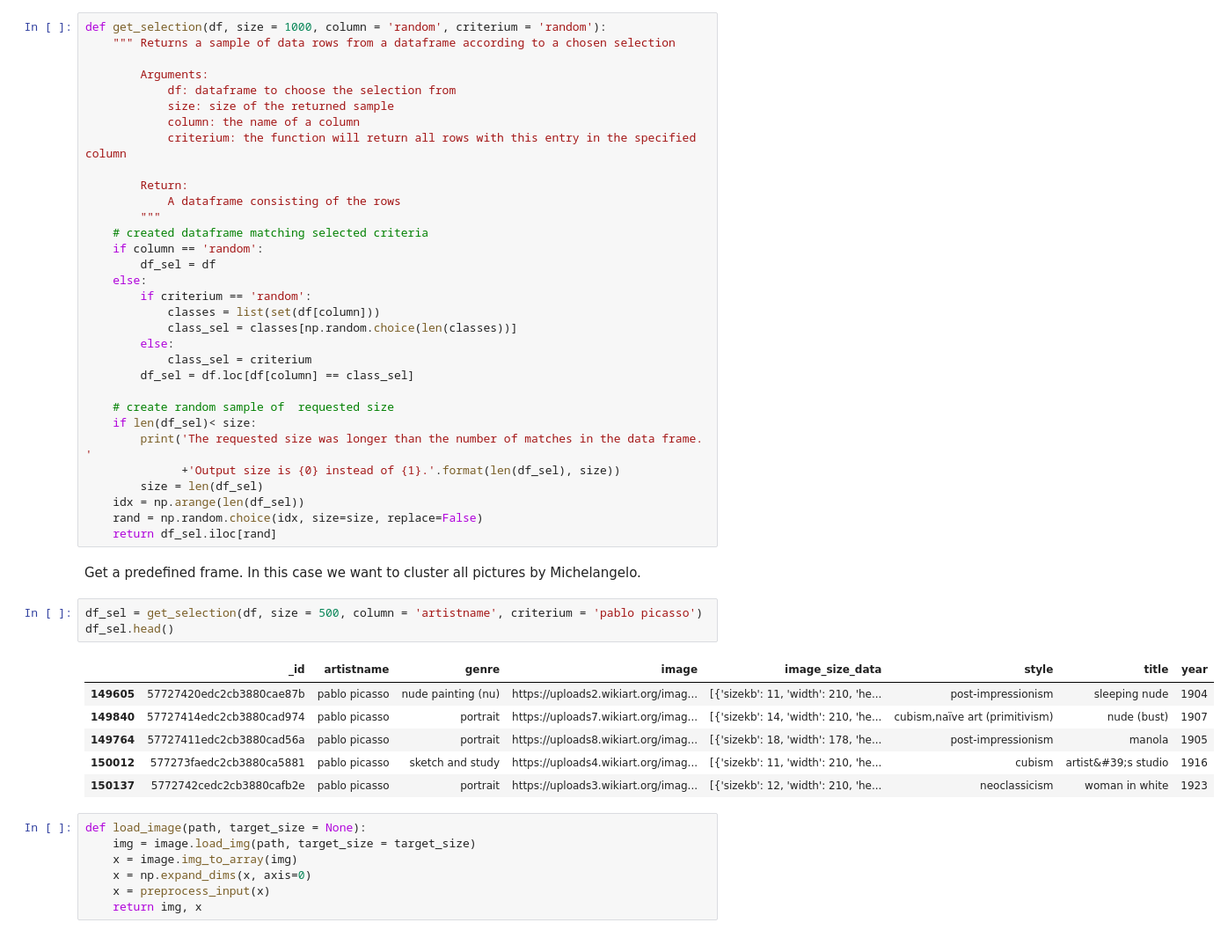
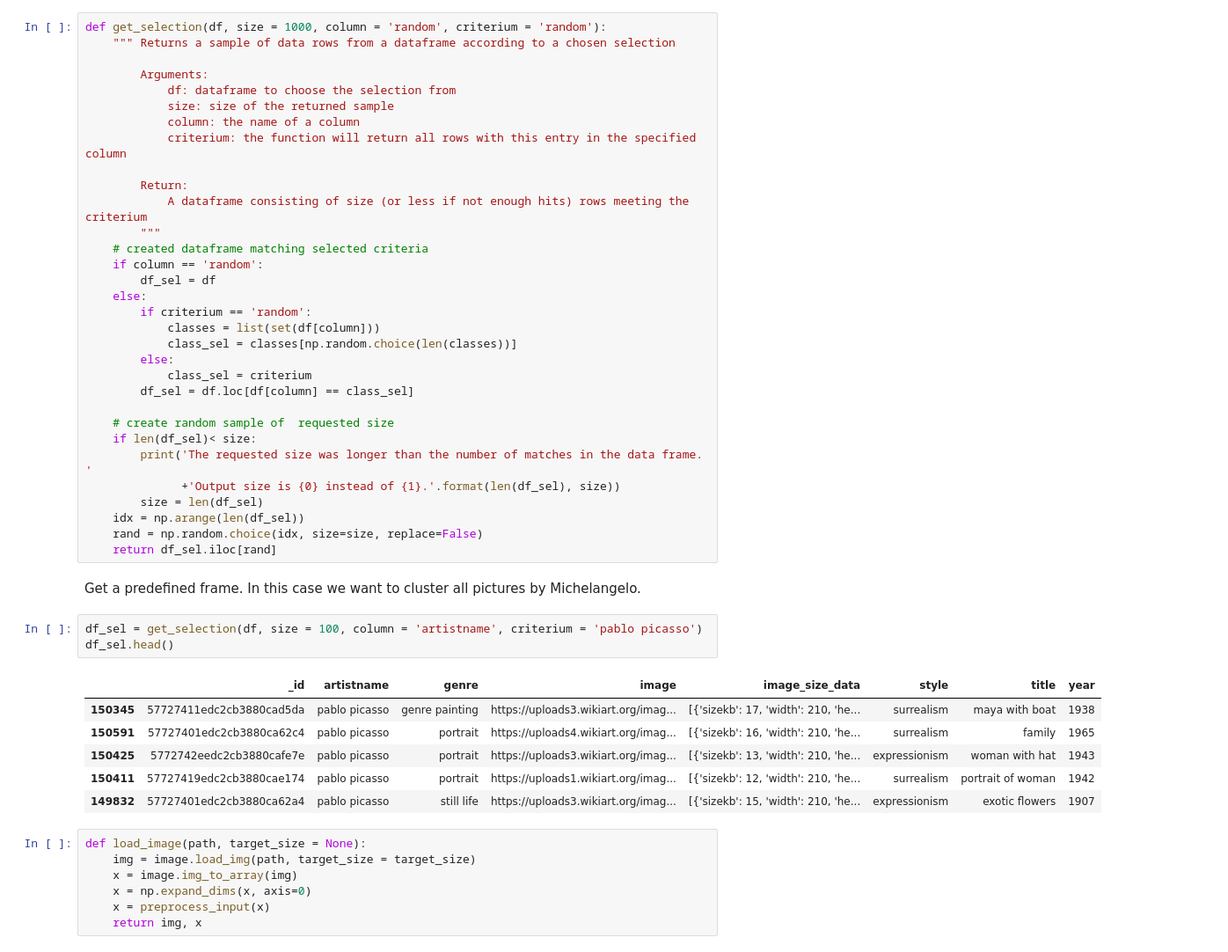
Before and after one commit to mbellitti/wikiart-classifier, a Jupyter notebook: src/Create_Featurevectors.ipynb, the cells around one changed output. Shown: that part at 88% size. Cells and saved outputs as stored; diff of their text form.

```diff
--- a/src/Create_Featurevectors.ipynb
+++ b/src/Create_Featurevectors.ipynb
@@ -71,7 +73,7 @@ def get_selection(df, size = 1000, column = 'random', criterium = 'random'):
             criterium: the function will return all rows with this entry in the specified column
 
         Return:
-            A dataframe consisting of the rows
+            A dataframe consisting of size (or less if not enough hits) rows meeting the criterium
         """
     # created dataframe matching selected criteria
     if column == 'random':
@@ -95,15 +97,15 @@ def get_selection(df, size = 1000, column = 'random', criterium = 'random'):
 # %% [markdown]
 Get a predefined frame. In this case we want to cluster all pictures by Michelangelo.
 # %%
-df_sel = get_selection(df, size = 500, column = 'artistname', criterium = 'pablo picasso')
+df_sel = get_selection(df, size = 100, column = 'artistname', criterium = 'pablo picasso')
 df_sel.head()
 # %% [output]
 |  | _id | artistname | genre | image | image_size_data | style | title | year |
-| 149605 | 57727420edc2cb3880cae87b | pablo picasso | nude painting (nu) | https://uploads2.wikiart.org/imag... | [{'sizekb': 11, 'width': 210, 'he... | post-impressionism | sleeping nude | 1904 |
-| 149840 | 57727414edc2cb3880cad974 | pablo picasso | portrait | https://uploads7.wikiart.org/imag... | [{'sizekb': 14, 'width': 210, 'he... | cubism,naïve art (primitivism) | nude (bust) | 1907 |
-| 149764 | 57727411edc2cb3880cad56a | pablo picasso | portrait | https://uploads8.wikiart.org/imag... | [{'sizekb': 18, 'width': 178, 'he... | post-impressionism | manola | 1905 |
-| 150012 | 577273faedc2cb3880ca5881 | pablo picasso | sketch and study | https://uploads4.wikiart.org/imag... | [{'sizekb': 11, 'width': 210, 'he... | cubism | artist&#39;s studio | 1916 |
-| 150137 | 5772742cedc2cb3880cafb2e | pablo picasso | portrait | https://uploads3.wikiart.org/imag... | [{'sizekb': 12, 'width': 210, 'he... | neoclassicism | woman in white | 1923 |
+| 150345 | 57727411edc2cb3880cad5da | pablo picasso | genre painting | https://uploads3.wikiart.org/imag... | [{'sizekb': 17, 'width': 210, 'he... | surrealism | maya with boat | 1938 |
+| 150591 | 57727401edc2cb3880ca62c4 | pablo picasso | portrait | https://uploads4.wikiart.org/imag... | [{'sizekb': 16, 'width': 210, 'he... | surrealism | family | 1965 |
+| 150425 | 5772742eedc2cb3880cafe7e | pablo picasso | portrait | https://uploads3.wikiart.org/imag... | [{'sizekb': 13, 'width': 210, 'he... | expressionism | woman with hat | 1943 |
+| 150411 | 57727419edc2cb3880cae174 | pablo picasso | portrait | https://uploads1.wikiart.org/imag... | [{'sizekb': 12, 'width': 210, 'he... | surrealism | portrait of woman | 1942 |
+| 149832 | 57727401edc2cb3880ca62a4 | pablo picasso | still life | https://uploads3.wikiart.org/imag... | [{'sizekb': 15, 'width': 210, 'he... | expressionism | exotic flowers | 1907 |
 # %%
 def load_image(path, target_size = None):
     img = image.load_img(path, target_size = target_size)
```
Also changed, not shown: parts of 6 cells of this notebook, 4 other files.
